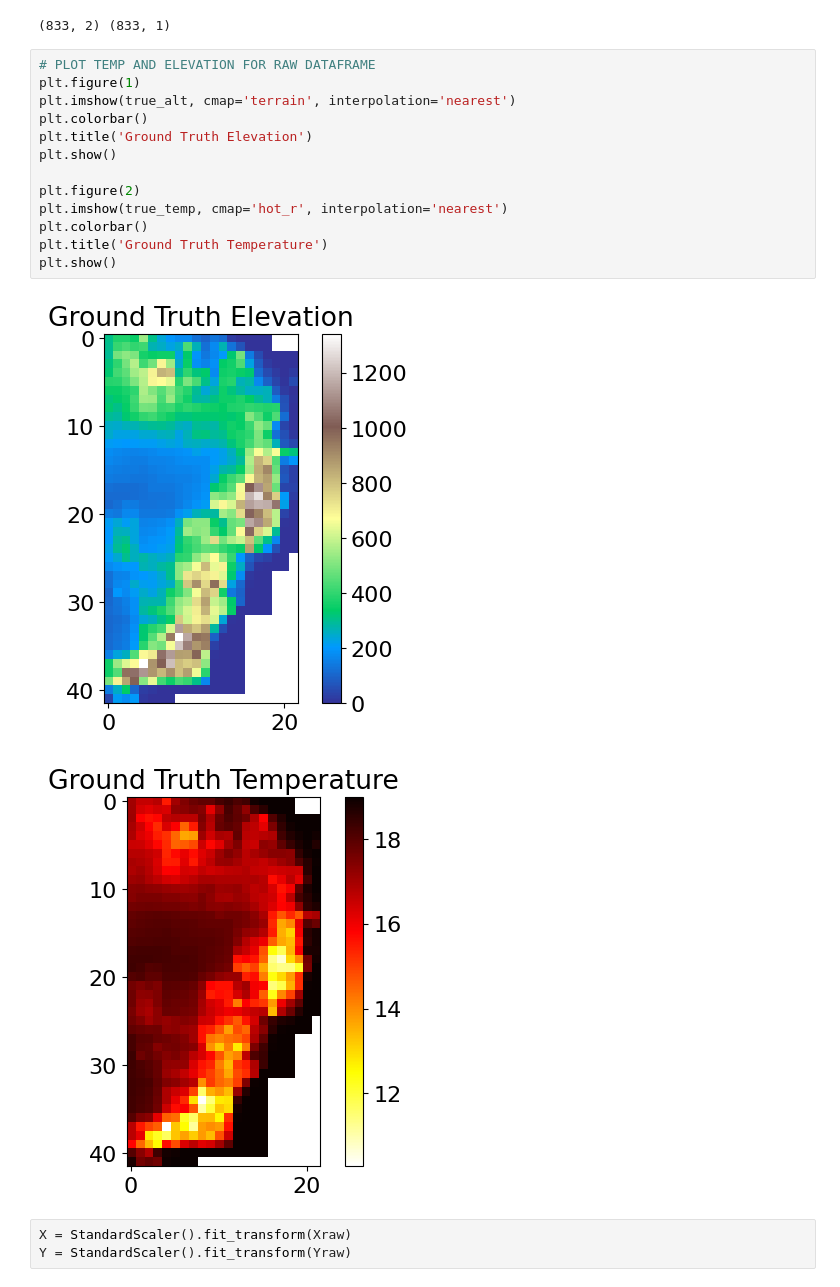
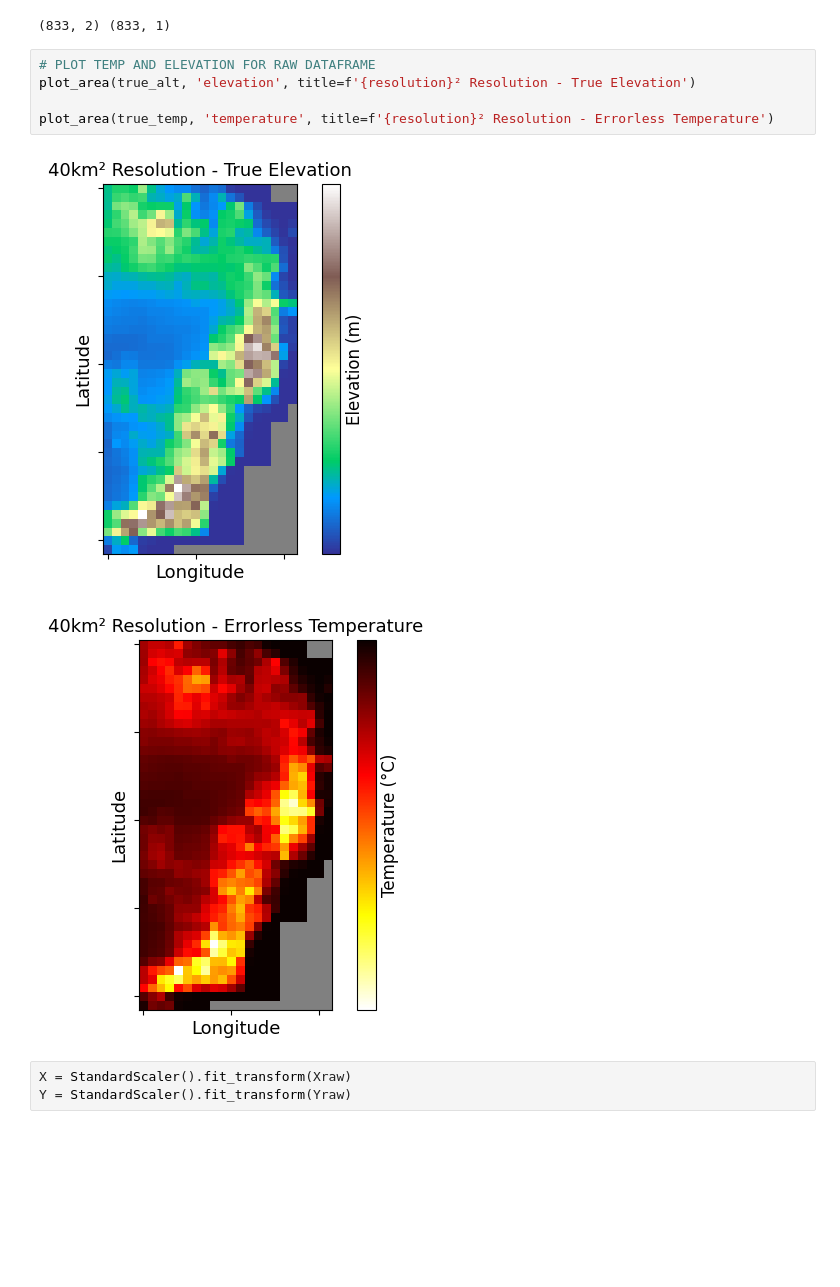
Before and after one commit to jyhong05/CFL_Research, a Jupyter notebook: altitude_extraction/run_cfl.ipynb, the cells around one changed output. Saved outputs shown, nothing was run; the diff lists cells and outputs as text; blank space fills up the shorter version.

```diff
--- a/altitude_extraction/run_cfl.ipynb
+++ b/altitude_extraction/run_cfl.ipynb
@@ -23,22 +20,14 @@ truth = pd.read_csv(truth_file)
 true_alt, true_temp = get_alt_temp_grids(truth)
 # %% [output]
 (833, 2) (833, 1)
-# %%
-# PLOT TEMP AND ELEVATION FOR RAW DATAFRAME
-plt.figure(1)
-plt.imshow(true_alt, cmap='terrain', interpolation='nearest')
-plt.colorbar()
-plt.title('Ground Truth Elevation')
-plt.show()
-
-plt.figure(2)
-plt.imshow(true_temp, cmap='hot_r', interpolation='nearest')
-plt.colorbar()
-plt.title('Ground Truth Temperature')
-plt.show()
-# %% [output]
-[figure, removed]
-[figure, removed]
+# %%
+# PLOT TEMP AND ELEVATION FOR RAW DATAFRAME
+plot_area(true_alt, 'elevation', title=f'{resolution}² Resolution - True Elevation')
+
+plot_area(true_temp, 'temperature', title=f'{resolution}² Resolution - Errorless Temperature')
+# %% [output]
+[figure, added]
+[figure, added]
 # %%
 X = StandardScaler().fit_transform(Xraw)
 Y = StandardScaler().fit_transform(Yraw)
```
Also changed, not shown: parts of 6 cells of this notebook, 34 other files.
